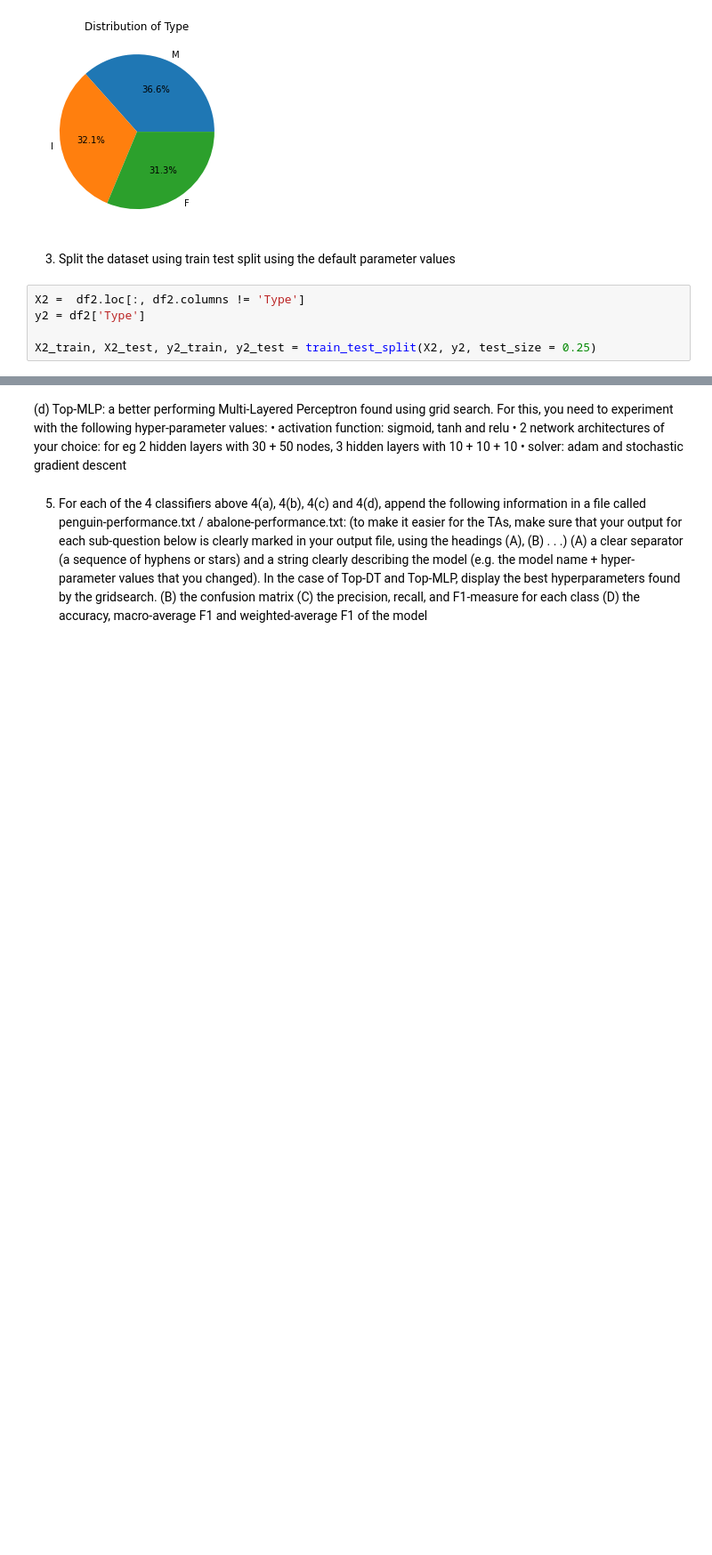
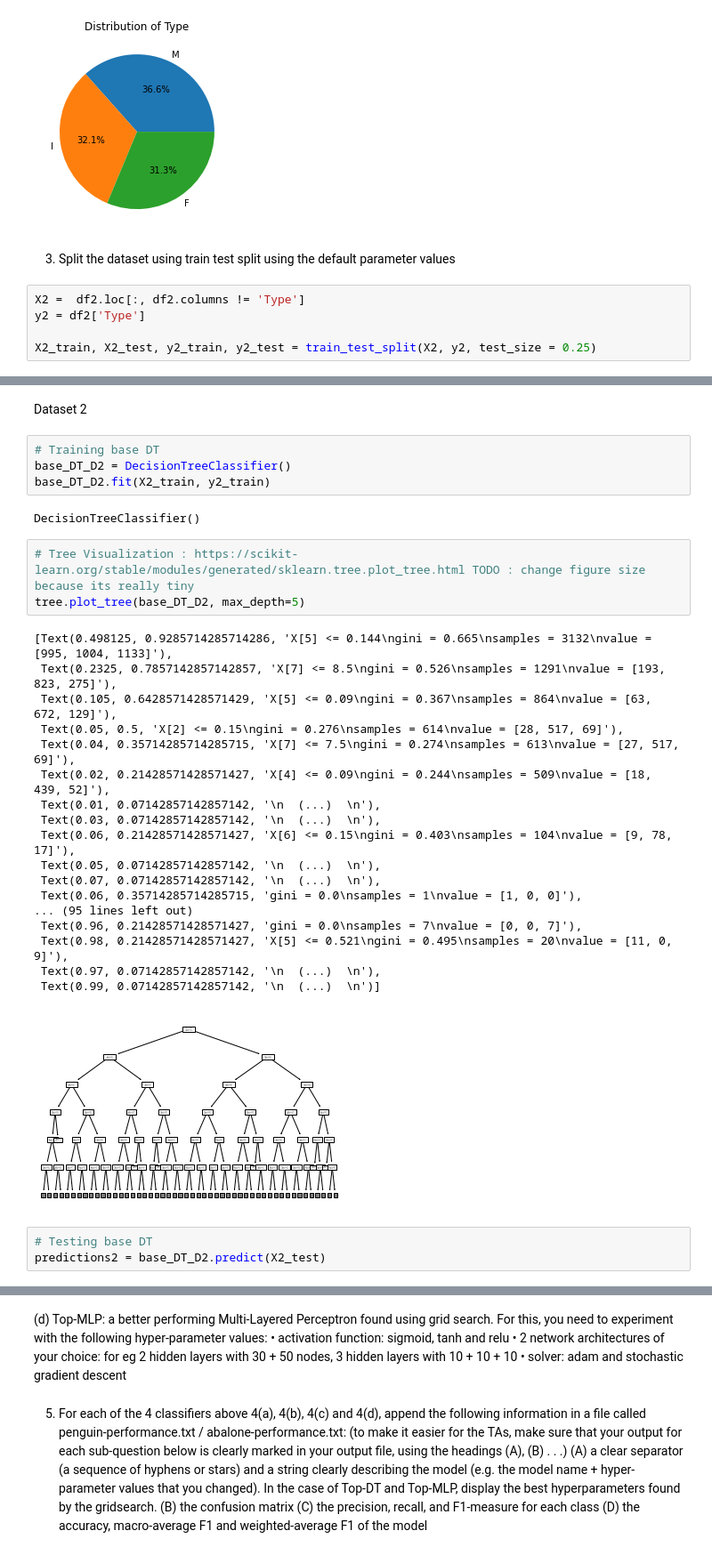
Before and after one commit to MSTELLA/COMP472_A1, a Jupyter notebook: COMP472_A1.ipynb, the cells around one changed output, grey strips where cells are left out. Shown: that part at 89% size. Cells and saved outputs as stored; diff of their text form; blank space fills up the shorter version.

```diff
--- a/COMP472_A1.ipynb
+++ b/COMP472_A1.ipynb
@@ -142,0 +221,33 @@ abalone dataset, you can restrict the tree depth for visualisation purposes)
+# %% [markdown]
+Dataset 2
+# %%
+# Training base DT
+base_DT_D2 = DecisionTreeClassifier()
+base_DT_D2.fit(X2_train, y2_train)
+# %% [output]
+DecisionTreeClassifier()
+# %%
+# Tree Visualization : https://scikit-learn.org/stable/modules/generated/sklearn.tree.plot_tree.html TODO : change figure size because its really tiny
+tree.plot_tree(base_DT_D2, max_depth=5)
+# %% [output]
+[Text(0.498125, 0.9285714285714286, 'X[5] <= 0.144\ngini = 0.665\nsamples = 3132\nvalue = [995, 1004, 1133]'),
+ Text(0.2325, 0.7857142857142857, 'X[7] <= 8.5\ngini = 0.526\nsamples = 1291\nvalue = [193, 823, 275]'),
+ Text(0.105, 0.6428571428571429, 'X[5] <= 0.09\ngini = 0.367\nsamples = 864\nvalue = [63, 672, 129]'),
+ Text(0.05, 0.5, 'X[2] <= 0.15\ngini = 0.276\nsamples = 614\nvalue = [28, 517, 69]'),
+ Text(0.04, 0.35714285714285715, 'X[7] <= 7.5\ngini = 0.274\nsamples = 613\nvalue = [27, 517, 69]'),
+ Text(0.02, 0.21428571428571427, 'X[4] <= 0.09\ngini = 0.244\nsamples = 509\nvalue = [18, 439, 52]'),
+ Text(0.01, 0.07142857142857142, '\n  (...)  \n'),
+ Text(0.03, 0.07142857142857142, '\n  (...)  \n'),
+ Text(0.06, 0.21428571428571427, 'X[6] <= 0.15\ngini = 0.403\nsamples = 104\nvalue = [9, 78, 17]'),
+ Text(0.05, 0.07142857142857142, '\n  (...)  \n'),
+ Text(0.07, 0.07142857142857142, '\n  (...)  \n'),
+ Text(0.06, 0.35714285714285715, 'gini = 0.0\nsamples = 1\nvalue = [1, 0, 0]'),
+... (95 lines left out)
+ Text(0.96, 0.21428571428571427, 'gini = 0.0\nsamples = 7\nvalue = [0, 0, 7]'),
+ Text(0.98, 0.21428571428571427, 'X[5] <= 0.521\ngini = 0.495\nsamples = 20\nvalue = [11, 0, 9]'),
+ Text(0.97, 0.07142857142857142, '\n  (...)  \n'),
+ Text(0.99, 0.07142857142857142, '\n  (...)  \n')]
+[figure, added]
+# %%
+# Testing base DT
+predictions2 = base_DT_D2.predict(X2_test)
```
Also changed, not shown: parts of 31 cells of this notebook.
